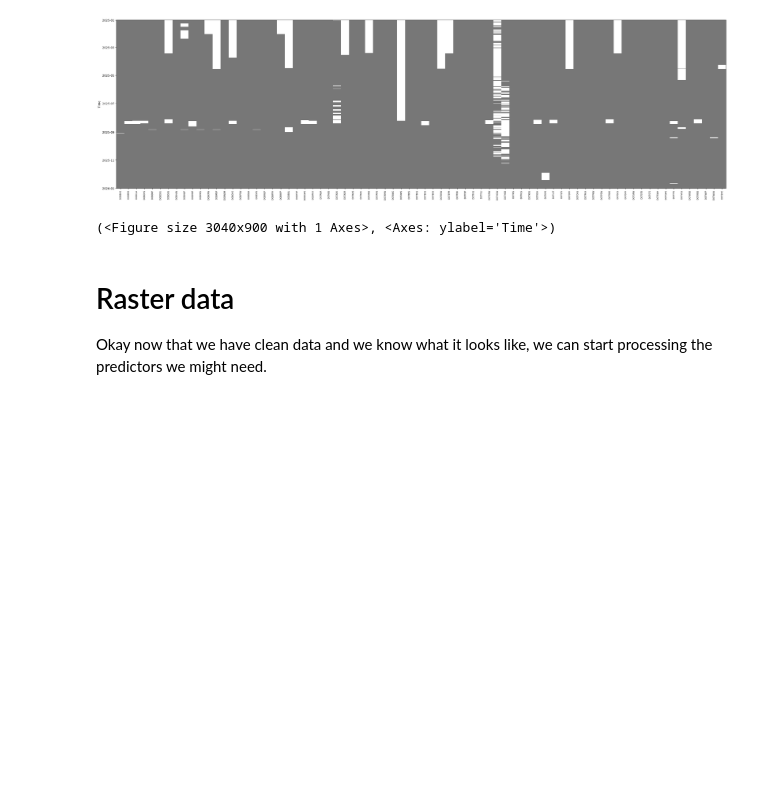
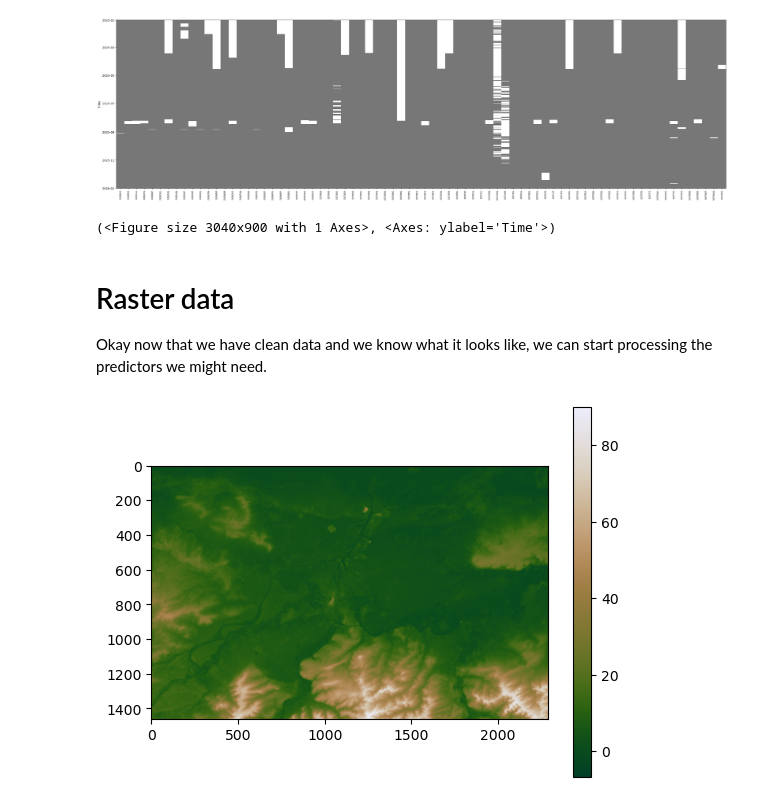
Before and after one commit to cpierceb/buccs_notebooks, a Jupyter notebook: notebooks/dataprep.ipynb, the cells around one changed output. Cells and saved outputs as stored; diff of their text form; code cells hidden in the pictures; blank space fills up the shorter version.

Commit message:
added raster reading example

```diff
--- a/notebooks/dataprep.ipynb
+++ b/notebooks/dataprep.ipynb
@@ -194,3 +194,22 @@ availability(data)
 # %% [markdown]
 # Raster data
 Okay now that we have clean data and we know what it looks like, we can start processing the predictors we might need.
+# %%
+import numpy as np
+from cmcrameri import cm as cmc
+from matplotlib.colors import ListedColormap, Normalize
+import rasterio
+
+
+src = rasterio.open("../data/raster/terrain/ghent_30.tif")
+
+
+band = src.read(1)
+land = ListedColormap(cmc.bukavu(np.linspace(0.5, 1.0, 256)))
+
+norm = Normalize(vmin=np.nanmin(band), vmax=np.nanmax(band))
+plt.imshow(band, cmap=land, norm=norm)
+plt.colorbar()
+plt.show()
+# %% [output]
+[figure, added]
```
